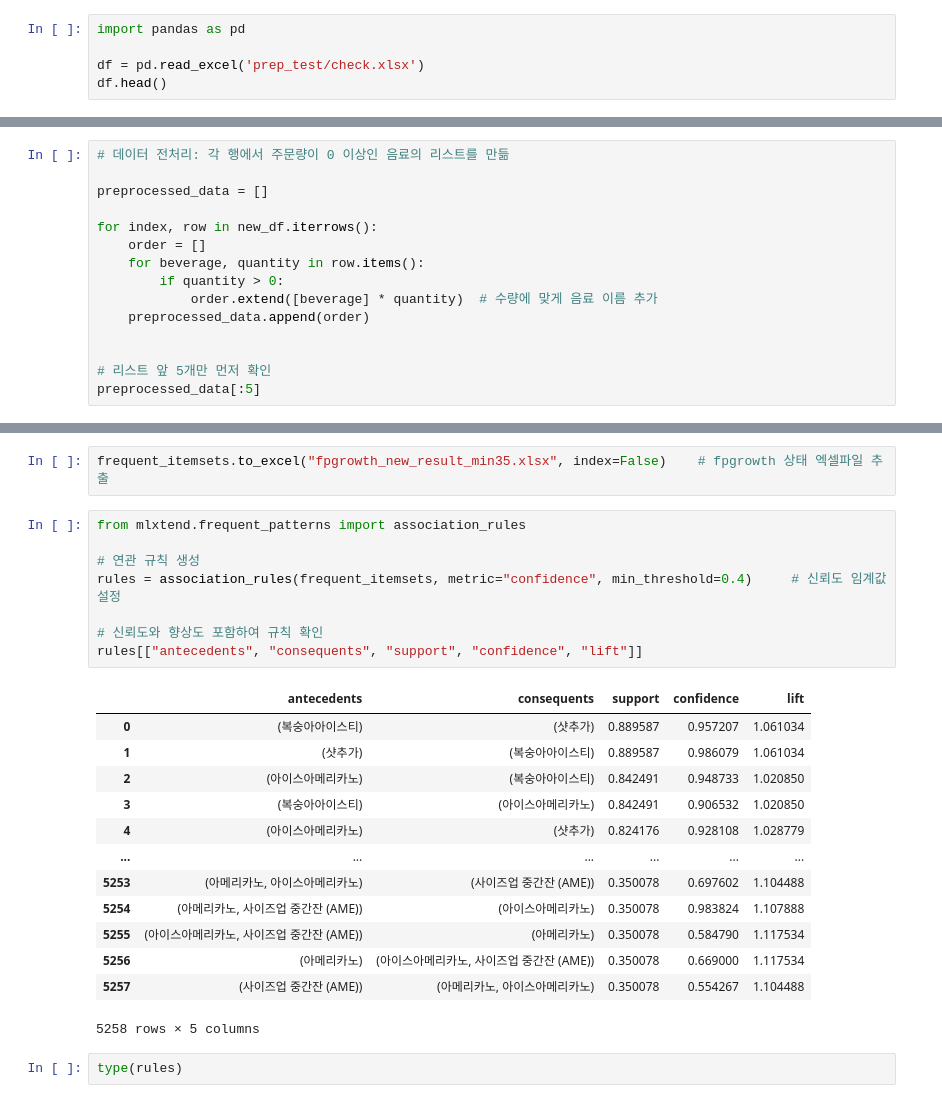
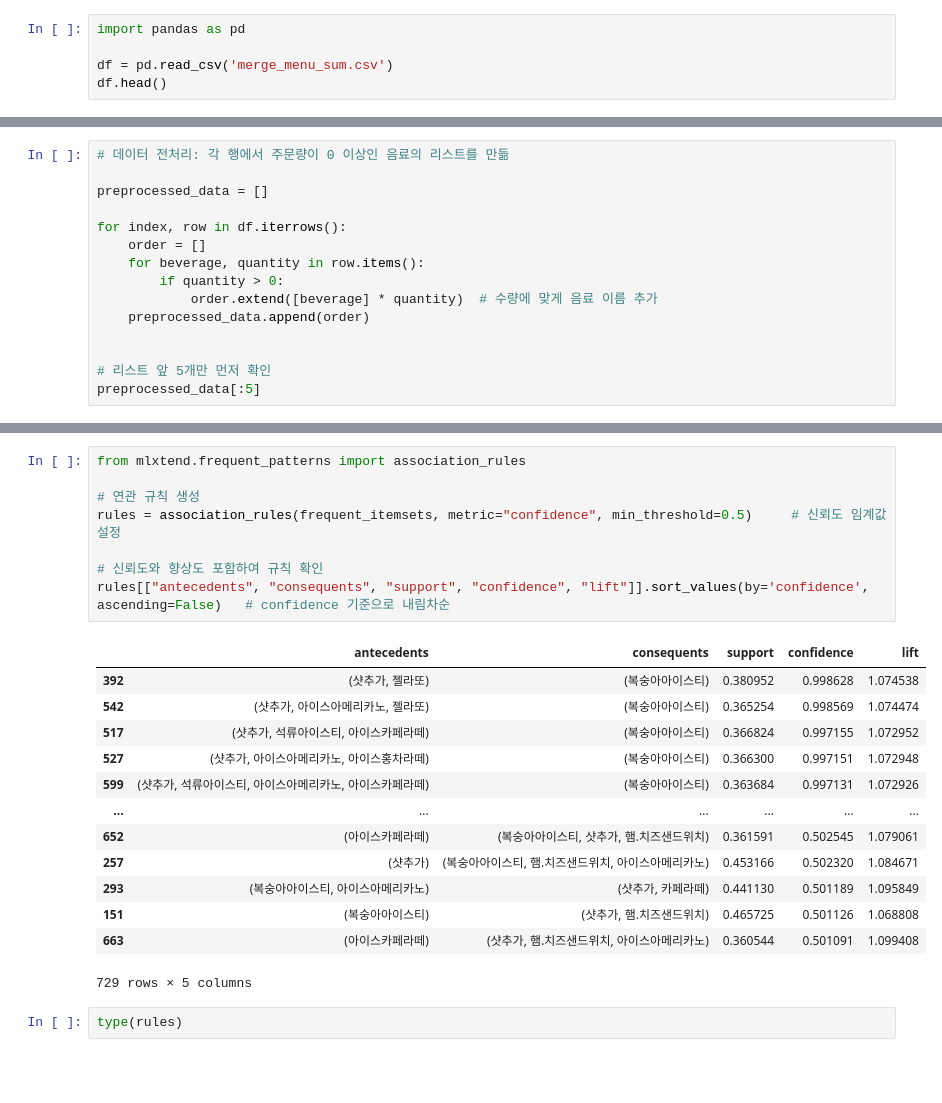
Before and after one commit to sohds/P4DS_gaeun_allocation, a Jupyter notebook: model/fpgrowth_menu.ipynb, the cells around one changed output, grey strips where cells are left out. Drawn from its saved outputs; the diff is of its cells as text; blank space fills up the shorter version.

Commit message:
style: 데이터 교환 및 min_threshold 재설정

```diff
--- a/model/fpgrowth_menu.ipynb
+++ b/model/fpgrowth_menu.ipynb
@@ -1,6 +1,6 @@
 # %%
 import pandas as pd
 
-df = pd.read_excel('prep_test/check.xlsx')
+df = pd.read_csv('merge_menu_sum.csv')
 df.head()
 # %% [output]
@@ -37,7 +36,7 @@ new_df.to_excel("data/try.xlsx")
 
 preprocessed_data = []
 
-for index, row in new_df.iterrows():
+for index, row in df.iterrows():
     order = []
     for beverage, quantity in row.items():
         if quantity > 0:
@@ -116,27 +115,25 @@ frequent_itemsets.head()
-# %%
-frequent_itemsets.to_excel("fpgrowth_new_result_min35.xlsx", index=False)    # fpgrowth 상태 엑셀파일 추출
 # %%
 from mlxtend.frequent_patterns import association_rules
 
 # 연관 규칙 생성
-rules = association_rules(frequent_itemsets, metric="confidence", min_threshold=0.4)     # 신뢰도 임계값 설정
+rules = association_rules(frequent_itemsets, metric="confidence", min_threshold=0.5)     # 신뢰도 임계값 설정
 
 # 신뢰도와 향상도 포함하여 규칙 확인
-rules[["antecedents", "consequents", "support", "confidence", "lift"]]
+rules[["antecedents", "consequents", "support", "confidence", "lift"]].sort_values(by='confidence', ascending=False)   # confidence 기준으로 내림차순
 # %% [output]
 |  | antecedents | consequents | support | confidence | lift |
-| 0 | (복숭아아이스티) | (샷추가) | 0.889587 | 0.957207 | 1.061034 |
-| 1 | (샷추가) | (복숭아아이스티) | 0.889587 | 0.986079 | 1.061034 |
-| 2 | (아이스아메리카노) | (복숭아아이스티) | 0.842491 | 0.948733 | 1.020850 |
-| 3 | (복숭아아이스티) | (아이스아메리카노) | 0.842491 | 0.906532 | 1.020850 |
-| 4 | (아이스아메리카노) | (샷추가) | 0.824176 | 0.928108 | 1.028779 |
+| 392 | (샷추가, 젤라또) | (복숭아아이스티) | 0.380952 | 0.998628 | 1.074538 |
+| 542 | (샷추가, 아이스아메리카노, 젤라또) | (복숭아아이스티) | 0.365254 | 0.998569 | 1.074474 |
+| 517 | (샷추가, 석류아이스티, 아이스카페라떼) | (복숭아아이스티) | 0.366824 | 0.997155 | 1.072952 |
+| 527 | (샷추가, 아이스아메리카노, 아이스홍차라떼) | (복숭아아이스티) | 0.366300 | 0.997151 | 1.072948 |
+| 599 | (샷추가, 석류아이스티, 아이스아메리카노, 아이스카페라떼) | (복숭아아이스티) | 0.363684 | 0.997131 | 1.072926 |
 | ... | ... | ... | ... | ... | ... |
-| 5253 | (아메리카노, 아이스아메리카노) | (사이즈업 중간잔 (AME)) | 0.350078 | 0.697602 | 1.104488 |
-| 5254 | (아메리카노, 사이즈업 중간잔 (AME)) | (아이스아메리카노) | 0.350078 | 0.983824 | 1.107888 |
-| 5255 | (아이스아메리카노, 사이즈업 중간잔 (AME)) | (아메리카노) | 0.350078 | 0.584790 | 1.117534 |
-| 5256 | (아메리카노) | (아이스아메리카노, 사이즈업 중간잔 (AME)) | 0.350078 | 0.669000 | 1.117534 |
-| 5257 | (사이즈업 중간잔 (AME)) | (아메리카노, 아이스아메리카노) | 0.350078 | 0.554267 | 1.104488 |
+| 652 | (아이스카페라떼) | (복숭아아이스티, 샷추가, 햄.치즈샌드위치) | 0.361591 | 0.502545 | 1.079061 |
+| 257 | (샷추가) | (복숭아아이스티, 햄.치즈샌드위치, 아이스아메리카노) | 0.453166 | 0.502320 | 1.084671 |
+| 293 | (복숭아아이스티, 아이스아메리카노) | (샷추가, 카페라떼) | 0.441130 | 0.501189 | 1.095849 |
+| 151 | (복숭아아이스티) | (샷추가, 햄.치즈샌드위치) | 0.465725 | 0.501126 | 1.068808 |
+| 663 | (아이스카페라떼) | (샷추가, 햄.치즈샌드위치, 아이스아메리카노) | 0.360544 | 0.501091 | 1.099408 |
-5258 rows × 5 columns
+729 rows × 5 columns
 # %%
 type(rules)
 # %% [output]
```
Also changed, not shown: parts of 8 cells of this notebook.
